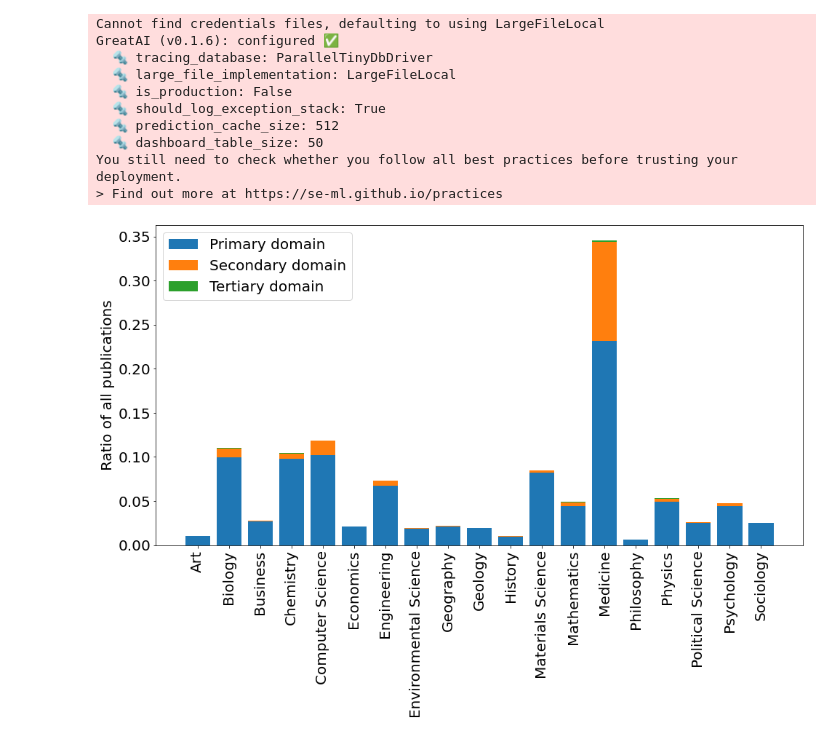
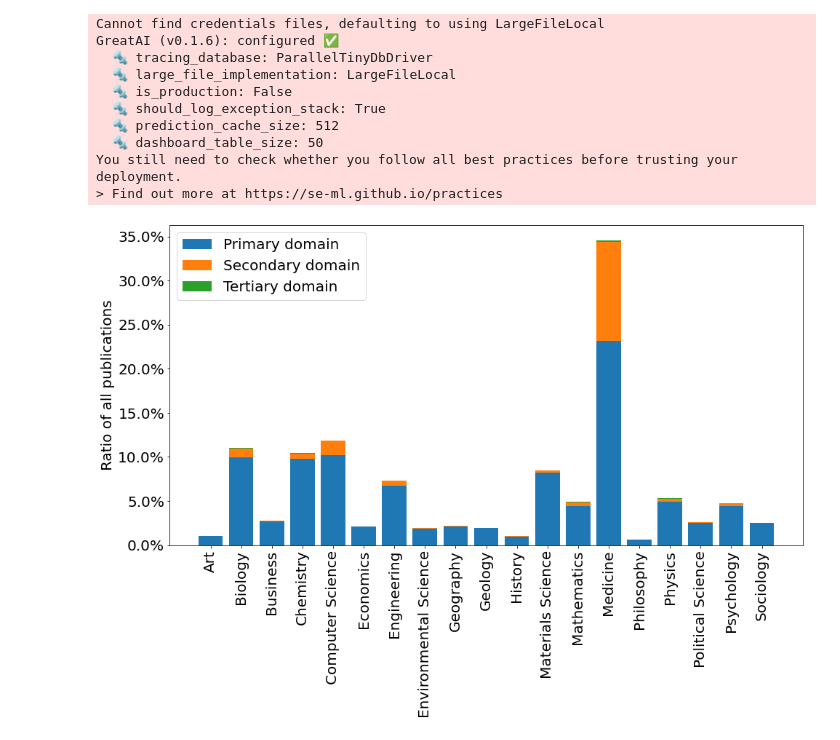
Before and after one commit to schmelczer/great-ai, a Jupyter notebook: docs/examples/simple/stacked-bars.ipynb, the cells around one changed output. Drawn from its saved outputs; the diff is of its cells as text; code cells hidden in the pictures.

Commit message:
Add percentages

```diff
--- a/docs/examples/simple/stacked-bars.ipynb
+++ b/docs/examples/simple/stacked-bars.ipynb
@@ -21,39 +21,37 @@ from collections import Counter
 import matplotlib.pyplot as plt
 from great_ai.utilities import unique
 import numpy as np
+import matplotlib.ticker as mtick
 
 
 first = Counter(d.feedback[0] for d in data if len(d.feedback) > 0)
-
 second = Counter(d.feedback[1] for d in data if len(d.feedback) > 1)
-
 third = Counter(d.feedback[2] for d in data if len(d.feedback) > 2)
 
 domains = sorted(unique(domain for d in data for domain in d.feedback))
 
 first = [first[d] / len(data) for d in domains]
-
 second = [second[d] / len(data) for d in domains]
-
 third = [third[d] / len(data) for d in domains]
 
 # Configure matplotlib to have nice, high-resolution charts
 %matplotlib inline
 plt.rcParams["figure.facecolor"] = "white"
 plt.rcParams["font.size"] = 20
 plt.rcParams["figure.figsize"] = (14, 10)
 
 fig, ax = plt.subplots()
 
 plt.xticks(rotation=90)
 
 ax.bar(domains, first, label="Primary domain")
 ax.bar(domains, second, label="Secondary domain", bottom=first)
 ax.bar(domains, third, label="Tertiary domain", bottom=np.add(first, second))
+ax.yaxis.set_major_formatter(mtick.PercentFormatter(1))
 ax.legend()
 ax.set_ylabel("Ratio of all publications")
 fig.tight_layout()
 fig.savefig("ss-distribution.png", dpi=500)
 None
 # %% [output]
-[figure, old version]
+[figure, new version]
```
Also changed, not shown: 1 other file.
